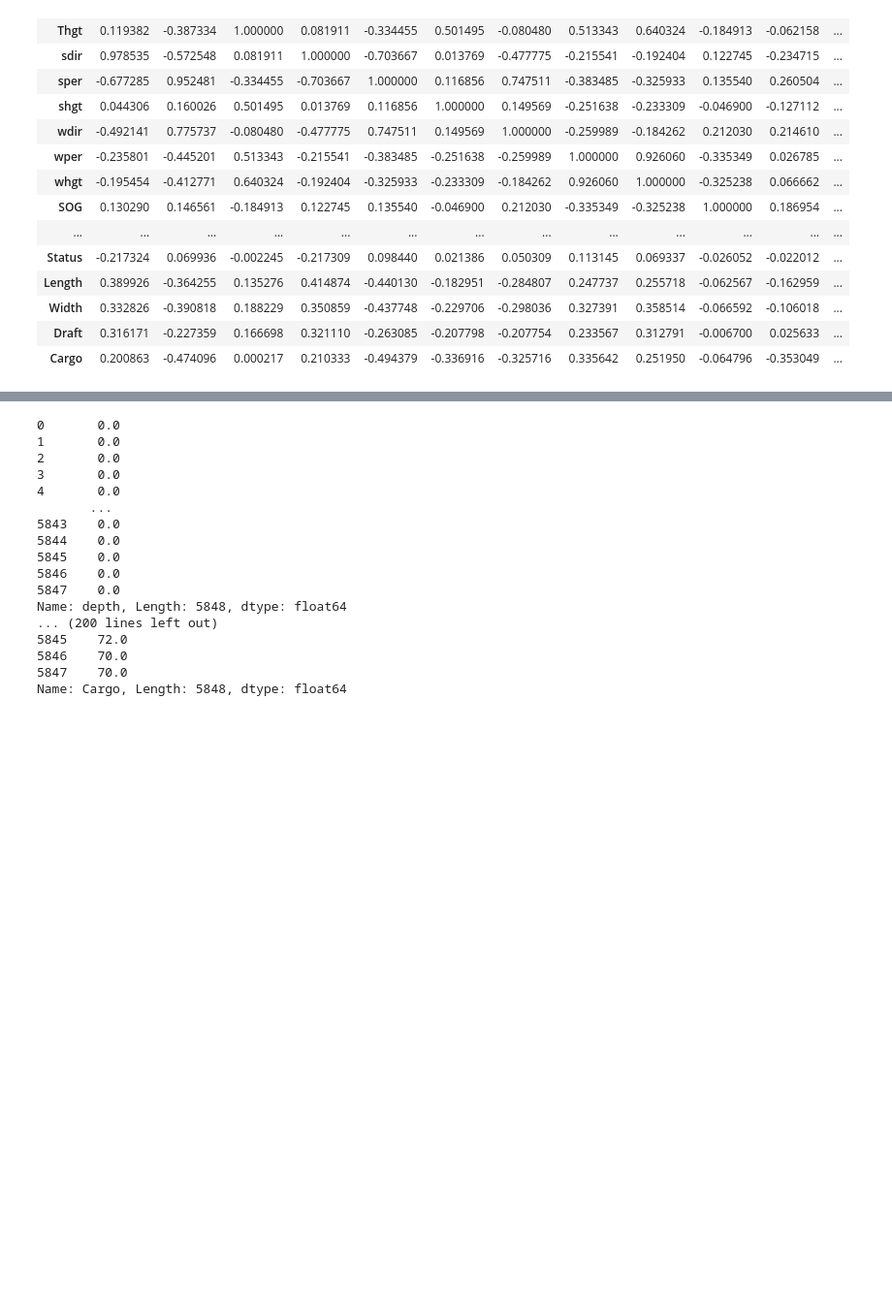
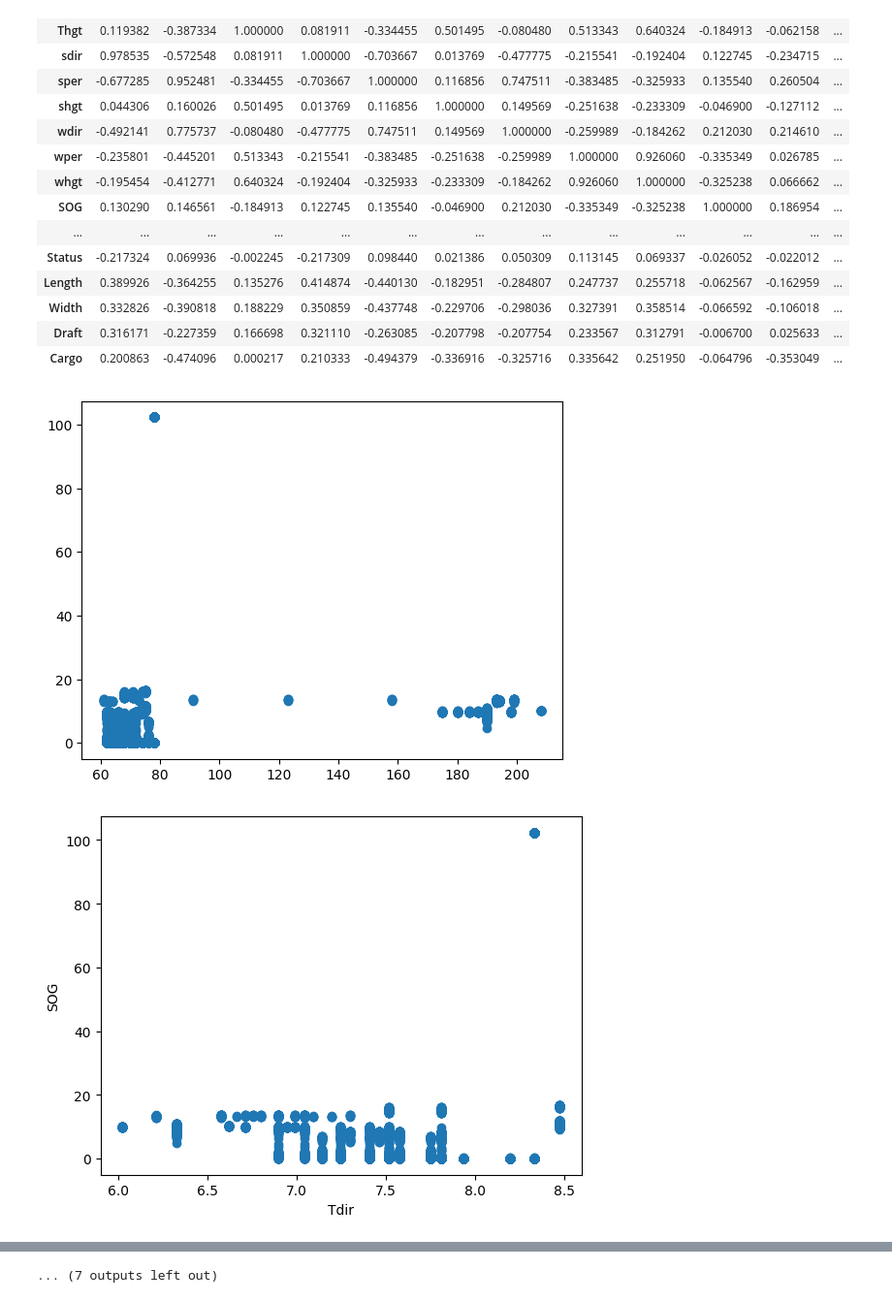
Before and after one commit to Pratit23/Oil-Spill-Prediction-AIS, a Jupyter notebook: Feature_Selection.ipynb, the cells around one changed output, grey strips where cells are left out. Shown at 97% size. Saved outputs shown, nothing was run; the diff lists cells and outputs as text; code cells hidden in the pictures; blank space fills up the shorter version.

```diff
--- a/Feature_Selection.ipynb
+++ b/Feature_Selection.ipynb
@@ -45,6 +45,10 @@ x.corr(method ='pearson')
 # %%
 for col in x.columns:
     tempX = x[col]
     plt.scatter(tempX, y)
     plt.show()
+    plt.xlabel(col)
+    plt.ylabel("SOG")
 # %% [output]
+[figure, added]
+[figure, added]
@@ -51,20 +65,4 @@ for col in x.columns:
-0       0.0
-1       0.0
-2       0.0
-3       0.0
-4       0.0
-       ...
-5843    0.0
-5844    0.0
-5845    0.0
-5846    0.0
-5847    0.0
-Name: depth, Length: 5848, dtype: float64
-... (200 lines left out)
-5845    72.0
-5846    70.0
-5847    70.0
-Name: Cargo, Length: 5848, dtype: float64
+... (7 outputs left out)
 # %%
 # using heatmap to find correlation
 plt.figure(figsize=(8,8))
```
Also changed, not shown: parts of 4 cells of this notebook, 2 other files.
